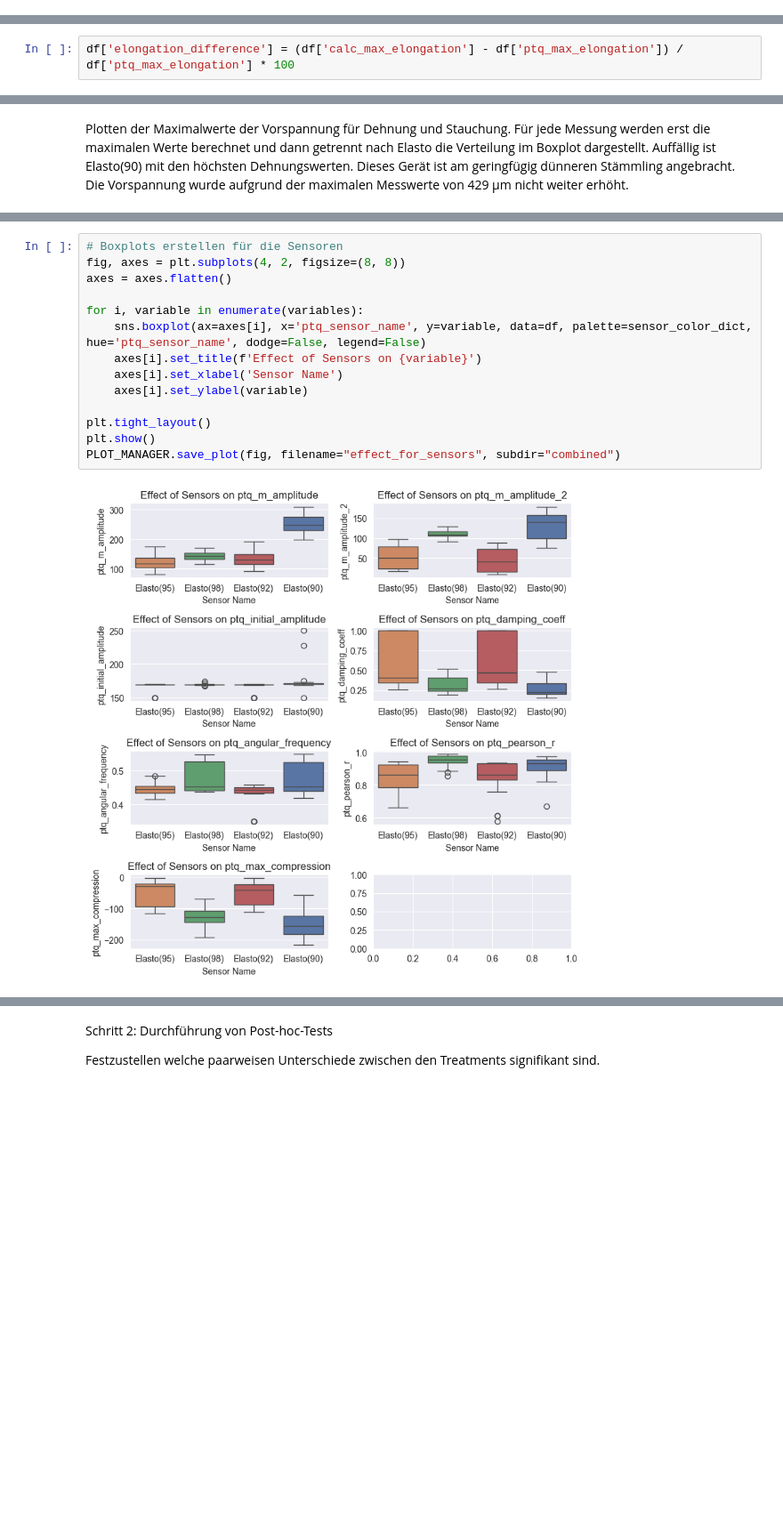
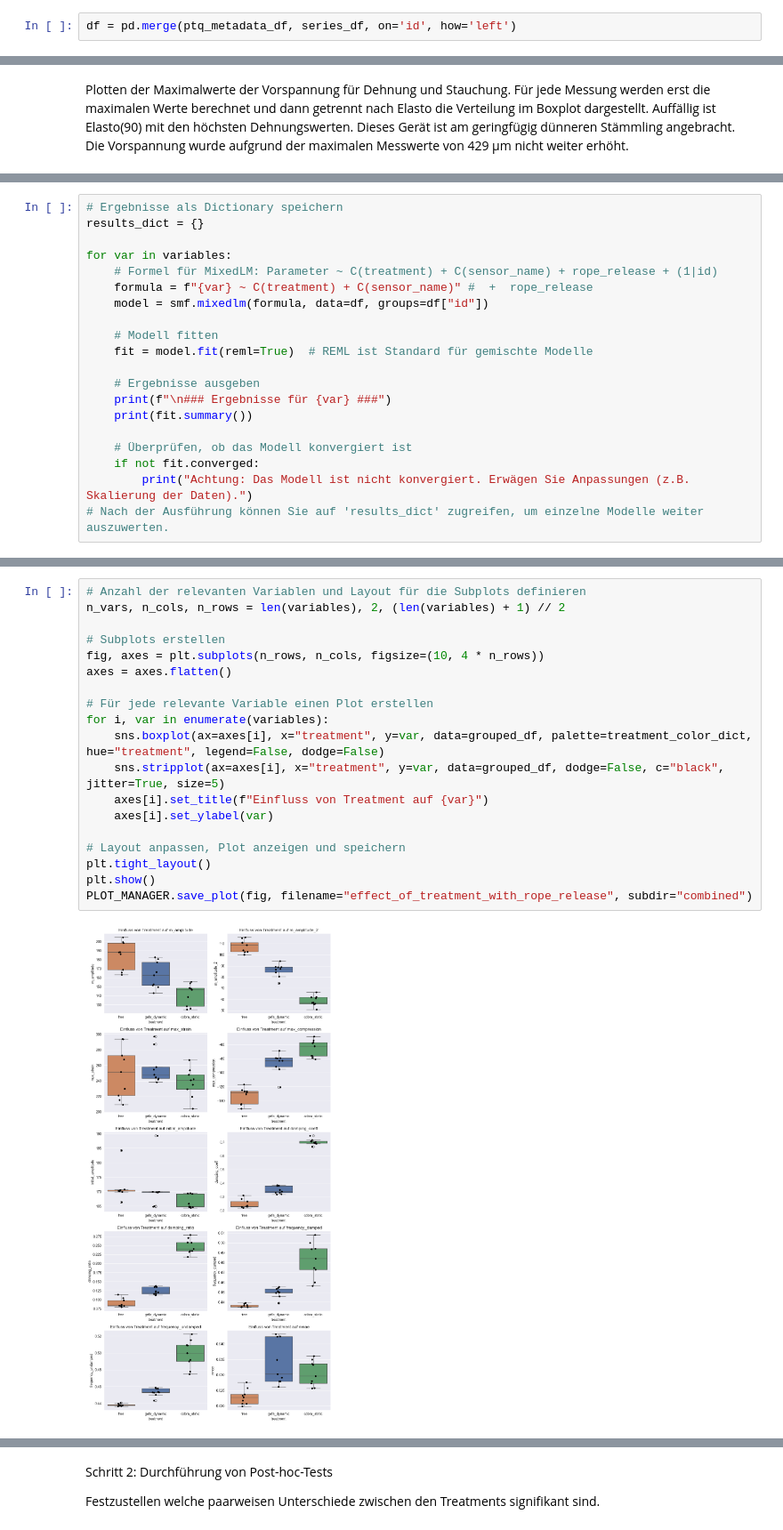
Before and after one commit to kyellsen/2023_Kronensicherung_Plesse_Kraefte_Schwingungen, a Jupyter notebook: 2023_Kronensicherung_Plesse_Kraefte_Schwingungen.ipynb, the cells around one changed output, grey strips where cells are left out. Shown at 89% size. Saved outputs shown, nothing was run; the diff lists cells and outputs as text; blank space fills up the shorter version.

```diff
--- a/2023_Kronensicherung_Plesse_Kraefte_Schwingungen.ipynb
+++ b/2023_Kronensicherung_Plesse_Kraefte_Schwingungen.ipynb
@@ -948,0 +977,2 @@ df.head()
+# %%
+df = pd.merge(ptq_metadata_df, series_df, on='id', how='left')
@@ -1099,2 +1205,0 @@ df['calc_max_elongation'] = df['calc_max_elongation_relativ'].apply(lambda epsil
-# %%
-df['elongation_difference'] = (df['calc_max_elongation'] - df['ptq_max_elongation']) / df['ptq_max_elongation'] * 100
@@ -1343,0 +1638,20 @@ variables = [
+# %%
+# Ergebnisse als Dictionary speichern
+results_dict = {}
+
+for var in variables:
+    # Formel für MixedLM: Parameter ~ C(treatment) + C(sensor_name) + rope_release + (1|id)
+    formula = f"{var} ~ C(treatment) + C(sensor_name)" #  +  rope_release
+    model = smf.mixedlm(formula, data=df, groups=df["id"])
+
+    # Modell fitten
+    fit = model.fit(reml=True)  # REML ist Standard für gemischte Modelle
+
+    # Ergebnisse ausgeben
+    print(f"\n### Ergebnisse für {var} ###")
+    print(fit.summary())
+
+    # Überprüfen, ob das Modell konvergiert ist
+    if not fit.converged:
+        print("Achtung: Das Modell ist nicht konvergiert. Erwägen Sie Anpassungen (z.B. Skalierung der Daten).")
+# Nach der Ausführung können Sie auf 'results_dict' zugreifen, um einzelne Modelle weiter auszuwerten.
@@ -1344,16 +1908,21 @@ variables = [
 # %%
-# Boxplots erstellen für die Sensoren
-fig, axes = plt.subplots(4, 2, figsize=(8, 8))
+# Anzahl der relevanten Variablen und Layout für die Subplots definieren
+n_vars, n_cols, n_rows = len(variables), 2, (len(variables) + 1) // 2
+
+# Subplots erstellen
+fig, axes = plt.subplots(n_rows, n_cols, figsize=(10, 4 * n_rows))
 axes = axes.flatten()
 
-for i, variable in enumerate(variables):
-    sns.boxplot(ax=axes[i], x='ptq_sensor_name', y=variable, data=df, palette=sensor_color_dict, hue='ptq_sensor_name', dodge=False, legend=False)
-    axes[i].set_title(f'Effect of Sensors on {variable}')
-    axes[i].set_xlabel('Sensor Name')
-    axes[i].set_ylabel(variable)
+# Für jede relevante Variable einen Plot erstellen
+for i, var in enumerate(variables):
+    sns.boxplot(ax=axes[i], x="treatment", y=var, data=grouped_df, palette=treatment_color_dict, hue="treatment", legend=False, dodge=False)
+    sns.stripplot(ax=axes[i], x="treatment", y=var, data=grouped_df, dodge=False, c="black", jitter=True, size=5)
+    axes[i].set_title(f"Einfluss von Treatment auf {var}")
+    axes[i].set_ylabel(var)
 
+# Layout anpassen, Plot anzeigen und speichern
 plt.tight_layout()
 plt.show()
-PLOT_MANAGER.save_plot(fig, filename="effect_for_sensors", subdir="combined")
+PLOT_MANAGER.save_plot(fig, filename="effect_of_treatment_with_rope_release", subdir="combined")
 # %% [output]
-[figure, old version]
+[figure, new version]
```
Also changed, not shown: parts of 153 cells of this notebook.
